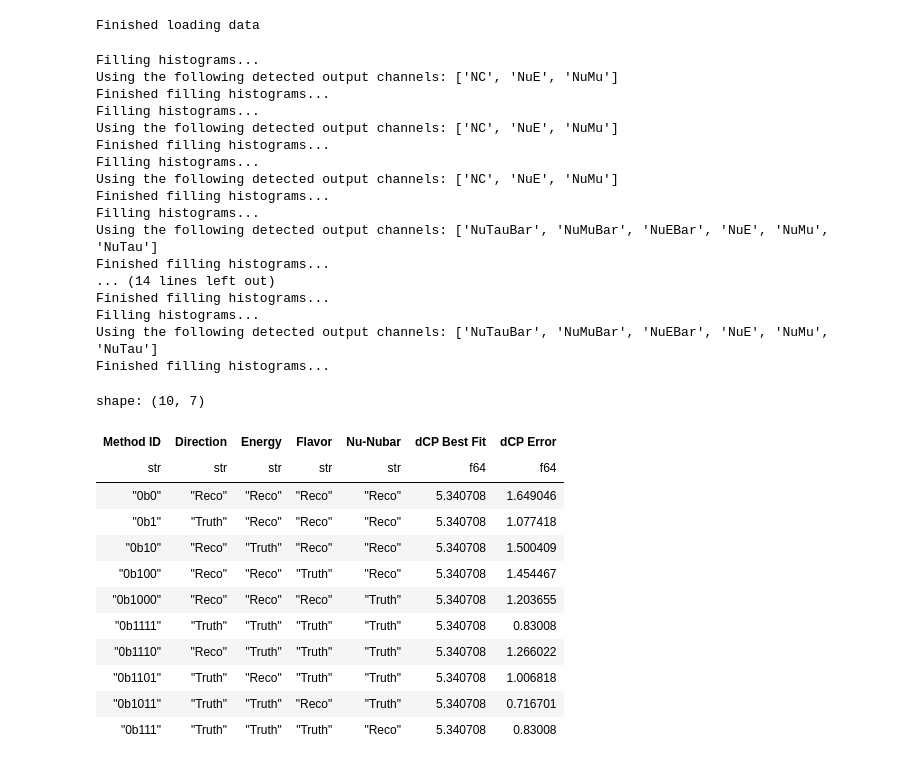
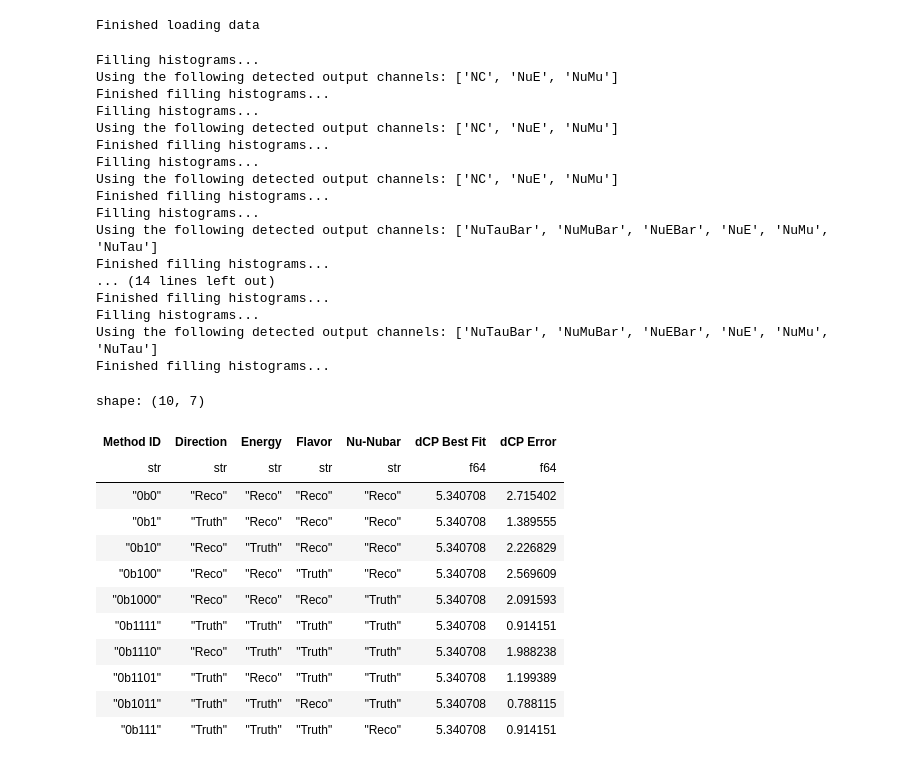
Before and after one commit to bristol-dune/atmospherics-tools, a Jupyter notebook: fast-osc-feedback/faster-feedback.ipynb, the cells around one changed output. Cells and saved outputs as stored; diff of their text form; code cells hidden in the pictures.

```diff
--- a/fast-osc-feedback/faster-feedback.ipynb
+++ b/fast-osc-feedback/faster-feedback.ipynb
@@ -292,10 +292,6 @@ def plot_hesse_errors(method: int, results: list):
         dcp=nufit.dcp,
     )
 
-    fixed_variables = ["dm21", "dm31", "th12", "th13", "th23"]
-    for var in fixed_variables:
-        fitter.fixed[var] = True
-
     hesse = fitter.hesse()
     dcp_err = hesse.errors["dcp"]
     dcp_best_fit = hesse.values["dcp"]
@@ -312,42 +308,42 @@ def plot_hesse_errors(method: int, results: list):
         }
     )
 
 
 results = []
 for method in method_combinations:
     plot_hesse_errors(method, results)
 
 display(pl.DataFrame(results))
 # %% [output]
 Filling histograms...
 Using the following detected output channels: ['NC', 'NuE', 'NuMu']
 Finished filling histograms...
 Filling histograms...
 Using the following detected output channels: ['NC', 'NuE', 'NuMu']
 Finished filling histograms...
 Filling histograms...
 Using the following detected output channels: ['NC', 'NuE', 'NuMu']
 Finished filling histograms...
 Filling histograms...
 Using the following detected output channels: ['NuTauBar', 'NuMuBar', 'NuEBar', 'NuE', 'NuMu', 'NuTau']
 Finished filling histograms...
 ... (14 lines left out)
 Finished filling histograms...
 Filling histograms...
 Using the following detected output channels: ['NuTauBar', 'NuMuBar', 'NuEBar', 'NuE', 'NuMu', 'NuTau']
 Finished filling histograms...
 shape: (10, 7)
 | Method ID | Direction | Energy | Flavor | Nu-Nubar | dCP Best Fit | dCP Error |
 | str | str | str | str | str | f64 | f64 |
-| "0b0" | "Reco" | "Reco" | "Reco" | "Reco" | 5.340708 | 1.649046 |
-| "0b1" | "Truth" | "Reco" | "Reco" | "Reco" | 5.340708 | 1.077418 |
-| "0b10" | "Reco" | "Truth" | "Reco" | "Reco" | 5.340708 | 1.500409 |
-| "0b100" | "Reco" | "Reco" | "Truth" | "Reco" | 5.340708 | 1.454467 |
-| "0b1000" | "Reco" | "Reco" | "Reco" | "Truth" | 5.340708 | 1.203655 |
-| "0b1111" | "Truth" | "Truth" | "Truth" | "Truth" | 5.340708 | 0.83008 |
-| "0b1110" | "Reco" | "Truth" | "Truth" | "Truth" | 5.340708 | 1.266022 |
-| "0b1101" | "Truth" | "Reco" | "Truth" | "Truth" | 5.340708 | 1.006818 |
-| "0b1011" | "Truth" | "Truth" | "Reco" | "Truth" | 5.340708 | 0.716701 |
-| "0b111" | "Truth" | "Truth" | "Truth" | "Reco" | 5.340708 | 0.83008 |
+| "0b0" | "Reco" | "Reco" | "Reco" | "Reco" | 5.340708 | 2.715402 |
+| "0b1" | "Truth" | "Reco" | "Reco" | "Reco" | 5.340708 | 1.389555 |
+| "0b10" | "Reco" | "Truth" | "Reco" | "Reco" | 5.340708 | 2.226829 |
+| "0b100" | "Reco" | "Reco" | "Truth" | "Reco" | 5.340708 | 2.569609 |
+| "0b1000" | "Reco" | "Reco" | "Reco" | "Truth" | 5.340708 | 2.091593 |
+| "0b1111" | "Truth" | "Truth" | "Truth" | "Truth" | 5.340708 | 0.914151 |
+| "0b1110" | "Reco" | "Truth" | "Truth" | "Truth" | 5.340708 | 1.988238 |
+| "0b1101" | "Truth" | "Reco" | "Truth" | "Truth" | 5.340708 | 1.199389 |
+| "0b1011" | "Truth" | "Truth" | "Reco" | "Truth" | 5.340708 | 0.788115 |
+| "0b111" | "Truth" | "Truth" | "Truth" | "Reco" | 5.340708 | 0.914151 |
 # %%
 plt.figure()
```
Also changed, not shown: parts of 3 cells of this notebook, 1 other file.
